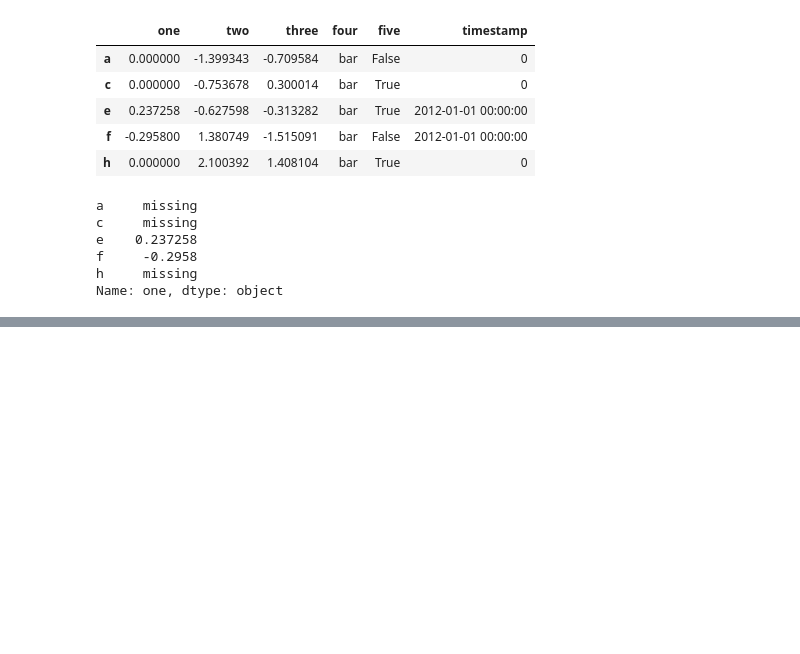
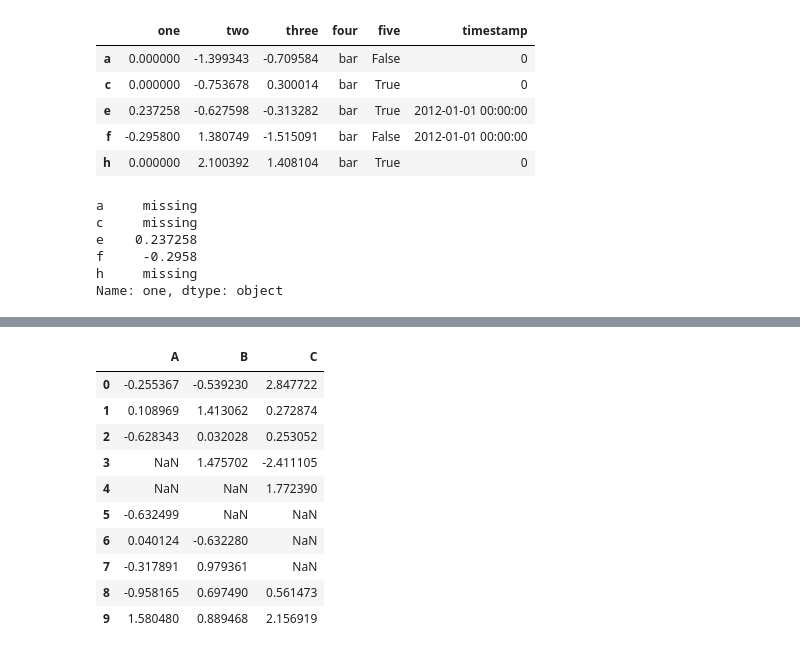
Before and after one commit to ramank123/Pandas, a Jupyter notebook: Working_with_missing_data.ipynb, the cells around one changed output, grey strips where cells are left out. Drawn from its saved outputs; the diff is of its cells as text; code cells hidden in the pictures; blank space fills up the shorter version.

```diff
--- a/Working_with_missing_data.ipynb
+++ b/Working_with_missing_data.ipynb
@@ -260,0 +270,18 @@ Name: one, dtype: object
+# %%
+dff = pd.DataFrame(np.random.randn(10, 3), columns=list("ABC"))
+dff.iloc[3:5, 0] = np.nan
+dff.iloc[4:6, 1] = np.nan
+dff.iloc[5:8, 2] = np.nan
+dff
+# %% [output]
+|  | A | B | C |
+| 0 | -0.255367 | -0.539230 | 2.847722 |
+| 1 | 0.108969 | 1.413062 | 0.272874 |
+| 2 | -0.628343 | 0.032028 | 0.253052 |
+| 3 | NaN | 1.475702 | -2.411105 |
+| 4 | NaN | NaN | 1.772390 |
+| 5 | -0.632499 | NaN | NaN |
+| 6 | 0.040124 | -0.632280 | NaN |
+| 7 | -0.317891 | 0.979361 | NaN |
+| 8 | -0.958165 | 0.697490 | 0.561473 |
+| 9 | 1.580480 | 0.889468 | 2.156919 |
```
Also changed, not shown: parts of 6 cells of this notebook.
